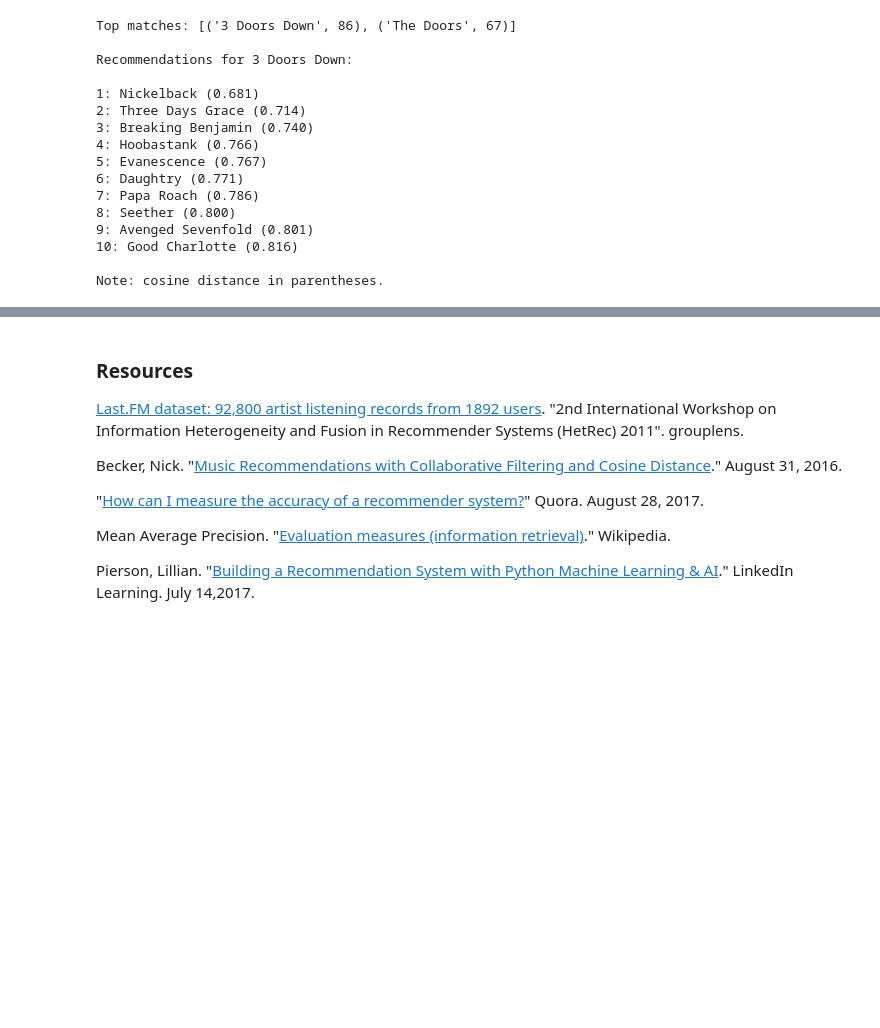
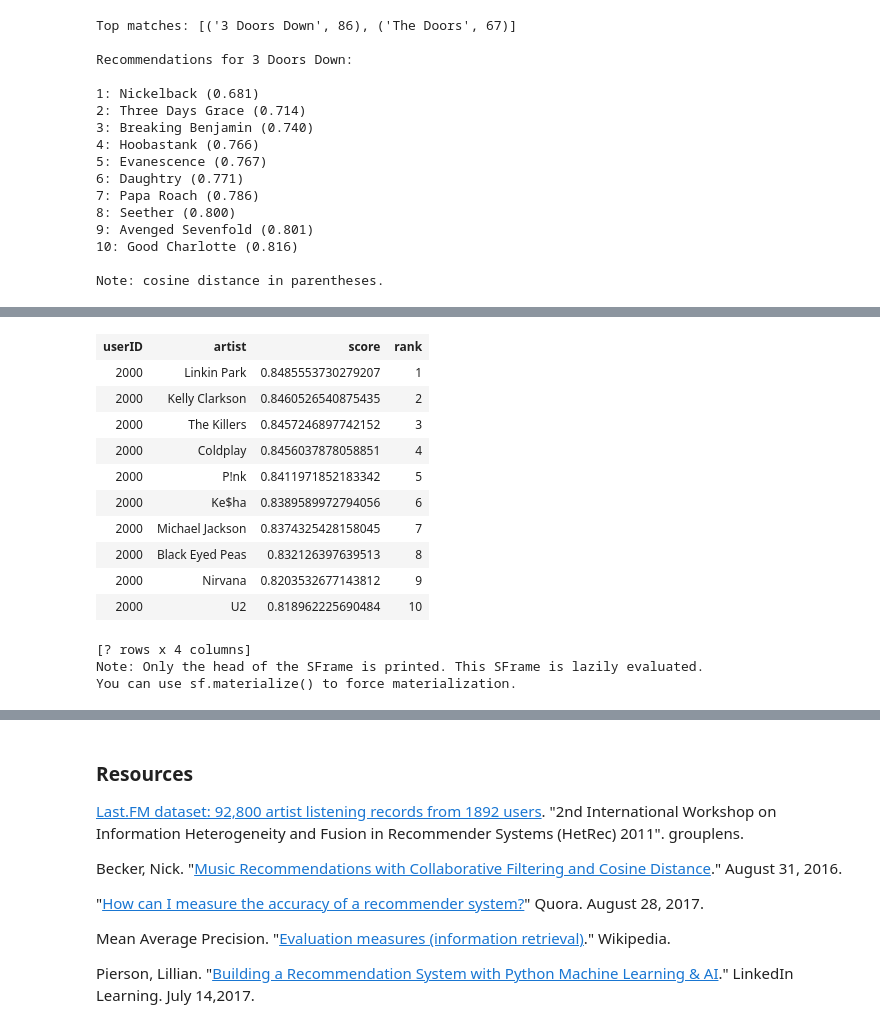
Before and after one commit to cipher813/recommender_system, a Jupyter notebook: notebooks/LastFM_CollaborativeRecommendationEngine.ipynb, the cells around one changed output, grey strips where cells are left out. Saved outputs shown, nothing was run; the diff lists cells and outputs as text; code cells hidden in the pictures; blank space fills up the shorter version.

```diff
--- a/notebooks/LastFM_CollaborativeRecommendationEngine.ipynb
+++ b/notebooks/LastFM_CollaborativeRecommendationEngine.ipynb
@@ -722,3 +898,20 @@ Note: cosine distance in parentheses.
+# %%
+results[results['userID']==2000]
+# %% [output]
+| userID | artist | score | rank |
+| 2000 | Linkin Park | 0.8485553730279207 | 1 |
+| 2000 | Kelly Clarkson | 0.8460526540875435 | 2 |
+| 2000 | The Killers | 0.8457246897742152 | 3 |
+| 2000 | Coldplay | 0.8456037878058851 | 4 |
+| 2000 | P!nk | 0.8411971852183342 | 5 |
+| 2000 | Ke$ha | 0.8389589972794056 | 6 |
+| 2000 | Michael Jackson | 0.8374325428158045 | 7 |
+| 2000 | Black Eyed Peas | 0.832126397639513 | 8 |
+| 2000 | Nirvana | 0.8203532677143812 | 9 |
+| 2000 | U2 | 0.818962225690484 | 10 |
+[? rows x 4 columns]
+Note: Only the head of the SFrame is printed. This SFrame is lazily evaluated.
+You can use sf.materialize() to force materialization.
 # %% [markdown]
 ### Questions to ponder:
 **Ask yourself why would they have selected this problem for the challenge?**
```
Also changed, not shown: parts of 22 cells of this notebook.
